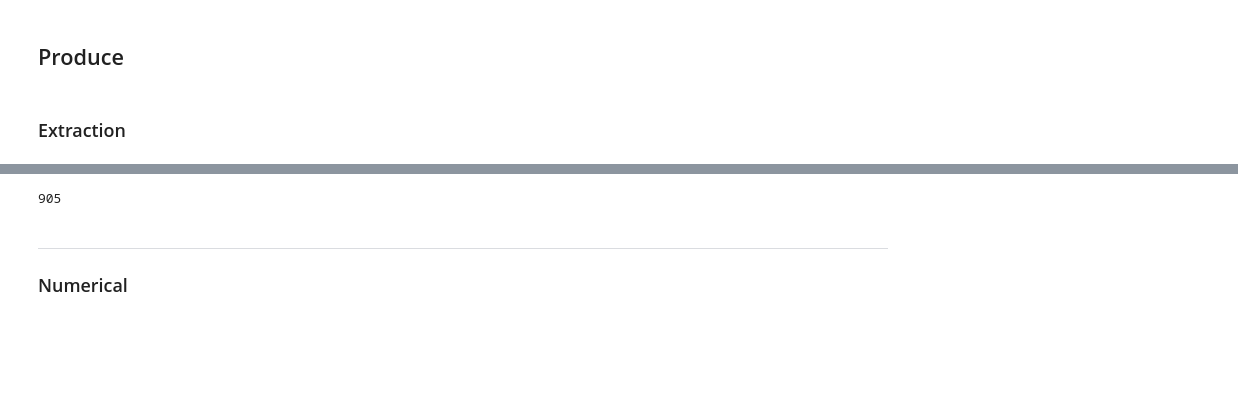
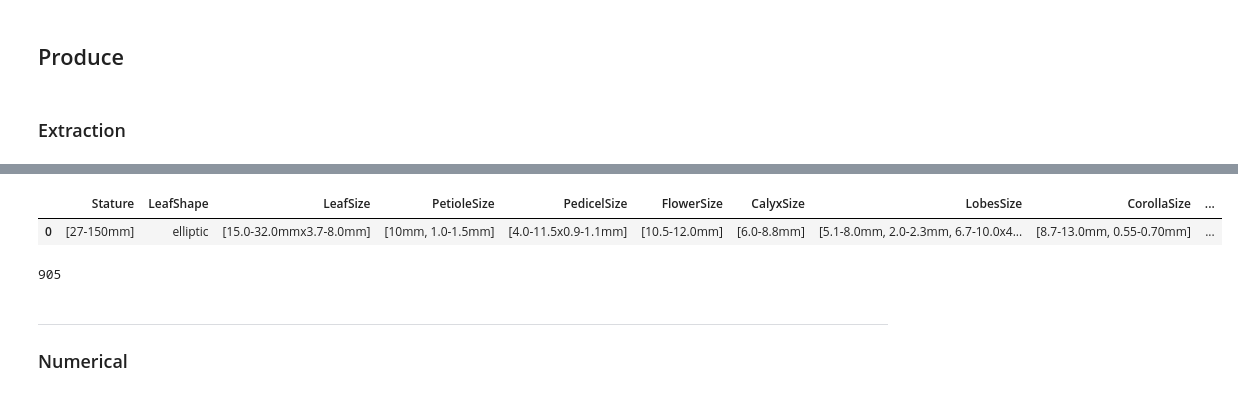
Before and after one commit to simone7monaco/newzeland-plants, a Jupyter notebook: Analysis.ipynb, the cells around one changed output, grey strips where cells are left out. Cells and saved outputs as stored; diff of their text form; code cells hidden in the pictures; blank space fills up the shorter version.

```diff
--- a/Analysis.ipynb
+++ b/Analysis.ipynb
@@ -174,3 +198,11 @@ def string_preprocessing(s):
+# %%
+sp = species.index[23]
+delimiter = r'((?<!\sc)[.;]\s|;)'
+f = species.loc[[sp], 'Features'].apply(string_preprocessing).str.split()
+f.reset_index().apply(lambda x: extract_features(x.SpeciesName, x.Features), axis=1)
+# %% [output]
+|  | Stature | LeafShape | LeafSize | PetioleSize | PedicelSize | FlowerSize | CalyxSize | LobesSize | CorollaSize | ... |
+| 0 | [27-150mm] | elliptic | [15.0-32.0mmx3.7-8.0mm] | [10mm, 1.0-1.5mm] | [4.0-11.5x0.9-1.1mm] | [10.5-12.0mm] | [6.0-8.8mm] | [5.1-8.0mm, 2.0-2.3mm, 6.7-10.0x4... | [8.7-13.0mm, 0.55-0.70mm] | ... |
 # %%
 features = species.Features.apply(string_preprocessing).str.split(r'(?<!\sc)[.;]\s|;').reset_index().apply(lambda x: extract_features(x.SpeciesName, x.Features), axis=1)
 features = features.applymap(lambda x: '; '.join(x) if not isinstance(x, float) else x)
```
Also changed, not shown: parts of 4 cells of this notebook, 2 other files.
